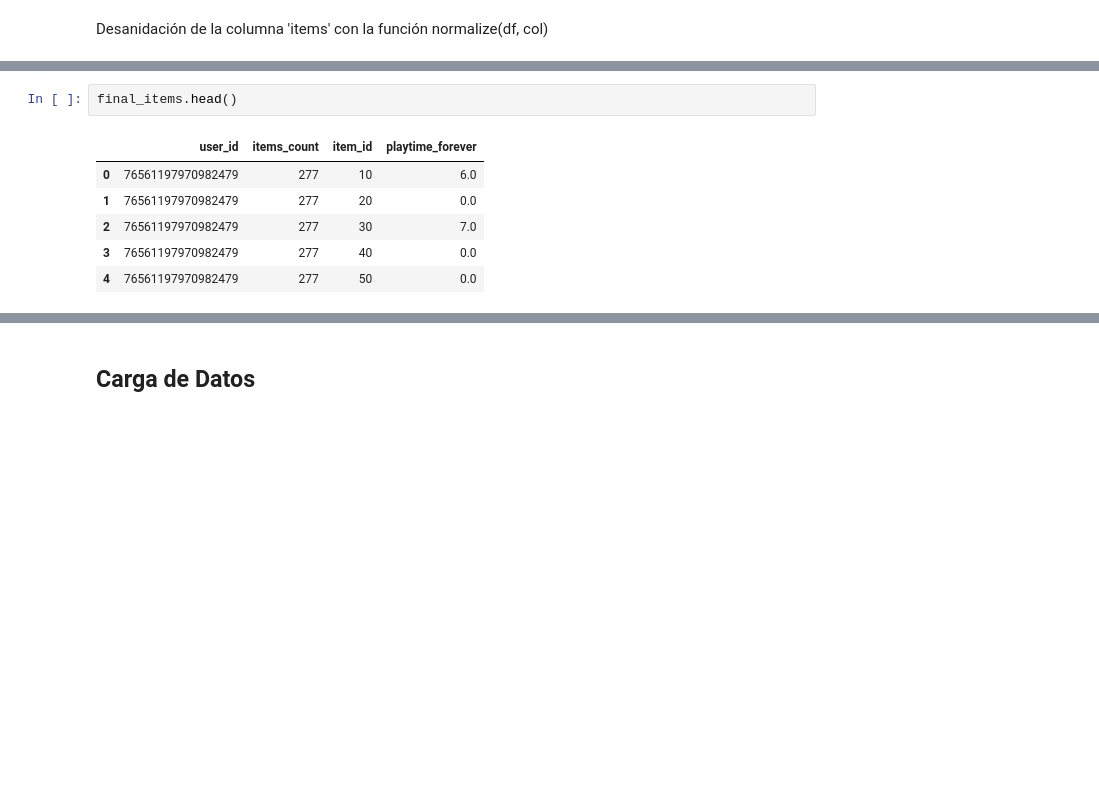
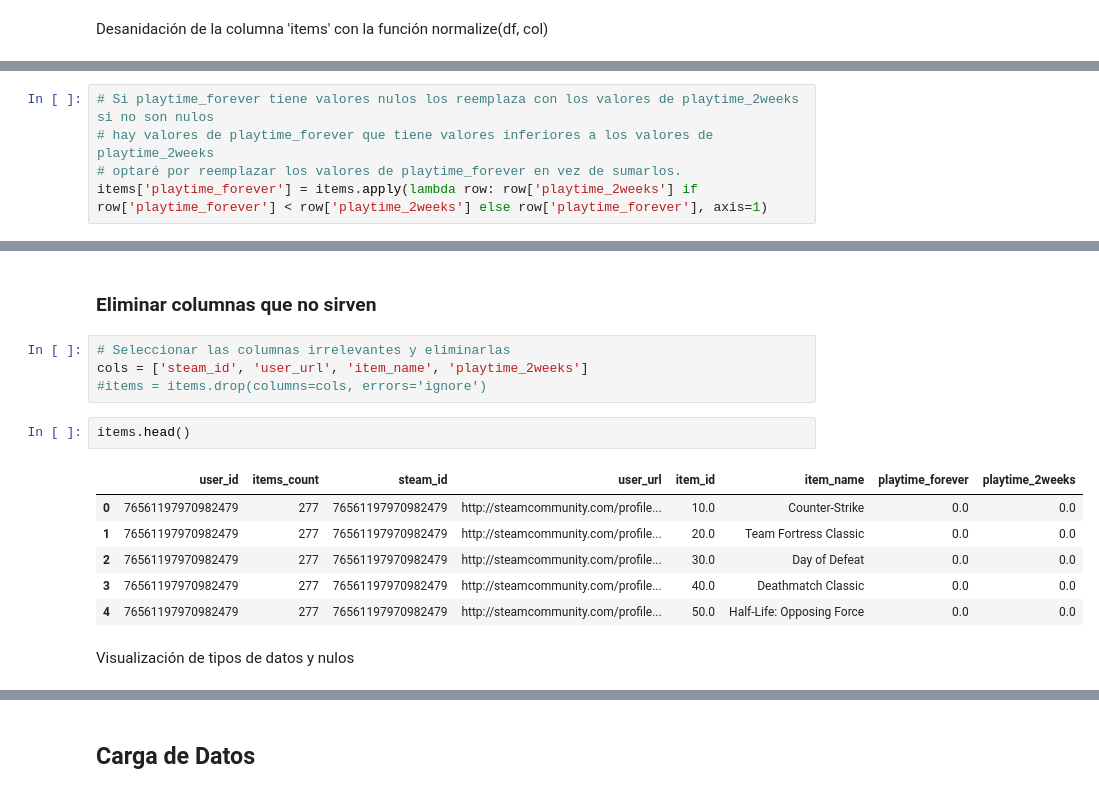
Before and after one commit to DataSciGina/VideoGameRecommender, a Jupyter notebook: ETL/ETL_user_items.ipynb, the cells around one changed output, grey strips where cells are left out. Cells and saved outputs as stored; diff of their text form; blank space fills up the shorter version.

Commit message:
ETL-steam_games completo
- ETL de Steam Games completo.
- ETL de User Items mejorado.
- Archivo README.md bosquejado.
- Primera función de lectura de archivos Parquet o CSV en archivo ./functions/EDA.

```diff
--- a/ETL/ETL_user_items.ipynb
+++ b/ETL/ETL_user_items.ipynb
@@ -59,0 +99,5 @@ final_items = items.drop(columns=['steam_id', 'user_url', 'item_name', 'playtime
+# %%
+# Si playtime_forever tiene valores nulos los reemplaza con los valores de playtime_2weeks si no son nulos
+# hay valores de playtime_forever que tiene valores inferiores a los valores de playtime_2weeks
+# optaré por reemplazar los valores de playtime_forever en vez de sumarlos.
+items['playtime_forever'] = items.apply(lambda row: row['playtime_2weeks'] if row['playtime_forever'] < row['playtime_2weeks'] else row['playtime_forever'], axis=1)
@@ -60,9 +114,17 @@ final_items = items.drop(columns=['steam_id', 'user_url', 'item_name', 'playtime
+# %% [markdown]
+### Eliminar columnas que no sirven
+# %%
+# Seleccionar las columnas irrelevantes y eliminarlas
+cols = ['steam_id', 'user_url', 'item_name', 'playtime_2weeks']
+#items = items.drop(columns=cols, errors='ignore')
 # %%
-final_items.head()
+items.head()
 # %% [output]
-|  | user_id | items_count | item_id | playtime_forever |
-| 0 | 76561197970982479 | 277 | 10 | 6.0 |
-| 1 | 76561197970982479 | 277 | 20 | 0.0 |
-| 2 | 76561197970982479 | 277 | 30 | 7.0 |
-| 3 | 76561197970982479 | 277 | 40 | 0.0 |
-| 4 | 76561197970982479 | 277 | 50 | 0.0 |
+|  | user_id | items_count | steam_id | user_url | item_id | item_name | playtime_forever | playtime_2weeks |
+| 0 | 76561197970982479 | 277 | 76561197970982479 | http://steamcommunity.com/profile... | 10.0 | Counter-Strike | 0.0 | 0.0 |
+| 1 | 76561197970982479 | 277 | 76561197970982479 | http://steamcommunity.com/profile... | 20.0 | Team Fortress Classic | 0.0 | 0.0 |
+| 2 | 76561197970982479 | 277 | 76561197970982479 | http://steamcommunity.com/profile... | 30.0 | Day of Defeat | 0.0 | 0.0 |
+| 3 | 76561197970982479 | 277 | 76561197970982479 | http://steamcommunity.com/profile... | 40.0 | Deathmatch Classic | 0.0 | 0.0 |
+| 4 | 76561197970982479 | 277 | 76561197970982479 | http://steamcommunity.com/profile... | 50.0 | Half-Life: Opposing Force | 0.0 | 0.0 |
+# %% [markdown]
+Visualización de tipos de datos y nulos
```
Also changed, not shown: parts of 16 cells of this notebook, 6 other files.
